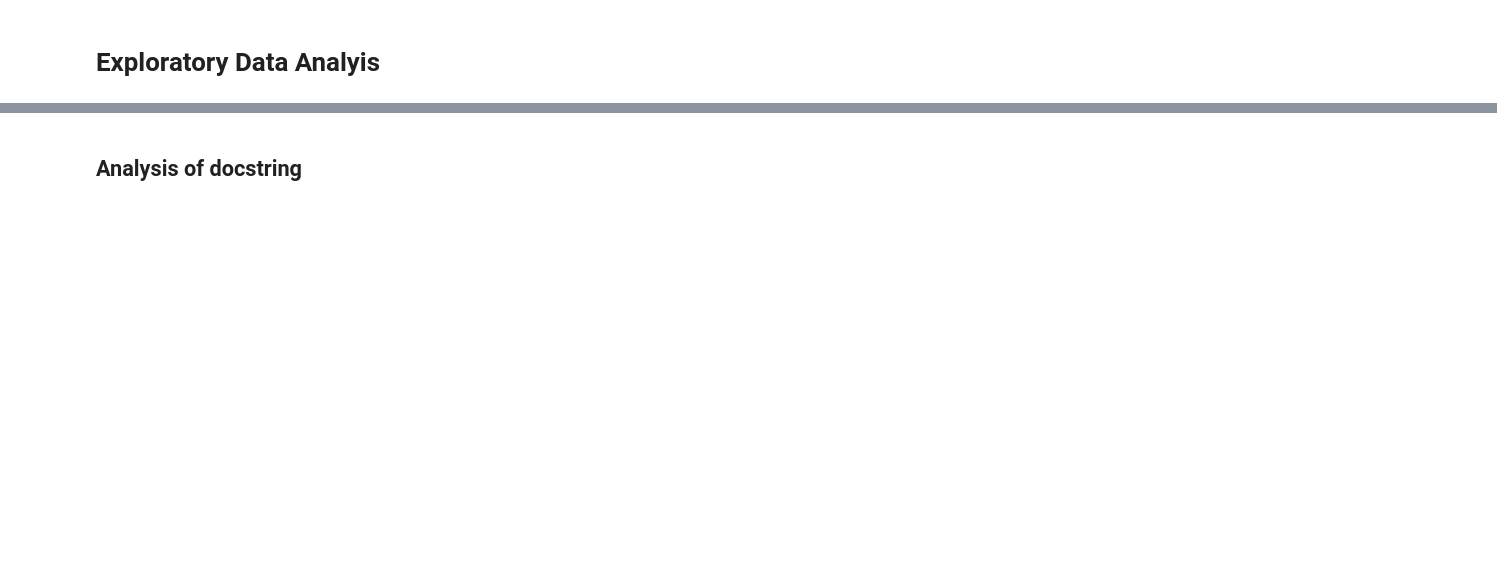
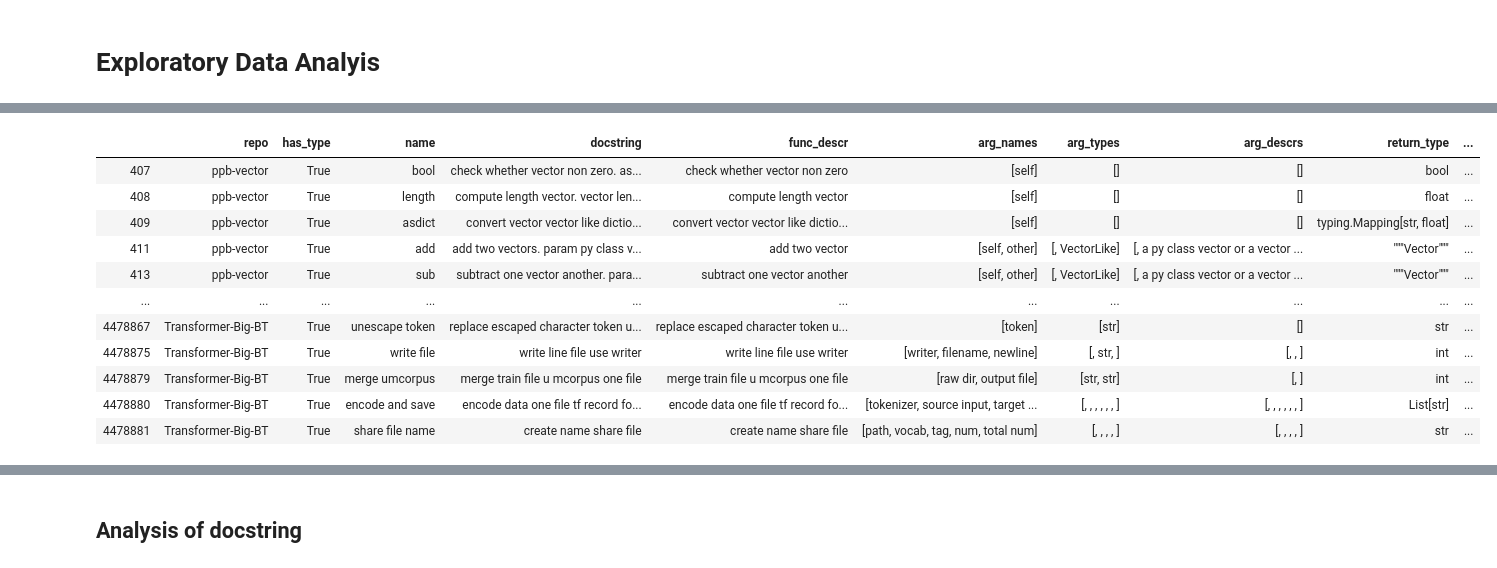
Before and after one commit to casperboone/dltpy, a Jupyter notebook: notebooks/Exploratory Data Analyis.ipynb, the cells around one changed output, grey strips where cells are left out. Saved outputs shown, nothing was run; the diff lists cells and outputs as text; code cells hidden in the pictures; blank space fills up the shorter version.

```diff
--- a/notebooks/Exploratory Data Analyis.ipynb
+++ b/notebooks/Exploratory Data Analyis.ipynb
@@ -73,0 +12,4 @@ df.to_csv("_temp.csv")
+# %%
+# Full DataFrame
+df = pd.read_csv(DATA_FILE)
+df
@@ -73,0 +30,78 @@ df.to_csv("_temp.csv")
+# %%
+df_ = df.copy()
+# %%
+# Drop all function that has no return type
+df = df_
+
+
+def encode_types(df):
+    le = preprocessing.LabelEncoder()
+
+    # All types
+    return_types = df['return_type'].values
+    arg_types = np.hstack(df['arg_types'].values)
+    rt = np.concatenate((return_types, arg_types), axis=0)
+
+    unique, counts = np.unique(rt, return_counts=True)
+    print(f"Found {len(unique)} unique types in a total of {len(rt)} types.")
+
+    # type we are going to keep
+    print("Remapping uncommon types for functions")
+    common_types = [unique[i] for i in np.argsort(counts)[::-1][:999]]
+    df['return_type_t'] = df['return_type'].apply(lambda x: x if x in common_types else 'other')
+    print("Remapping uncommon types for arguments")
+    df['arg_types_t'] = df['arg_types'].apply(lambda x: [i if i in common_types else 'other' for i in x])
+
+    print("Fitting label encoder")
+    # All types transformed
+    return_types = df['return_type_t'].values
+    arg_types = np.hstack(df['arg_types_t'].values)
+    rt = np.concatenate((return_types, arg_types), axis=0)
+    le.fit(rt)
+
+#     print(le.classes_)
+
+    # transform all type
+    print("Transforming return types")
+    df['return_type_enc'] = le.transform(return_types)
+
+    print("Transforming args types")
+    df['arg_types_enc'] = df['arg_types_t'].apply(lambda x : le.transform(x))
+
+    return df
+
+def format_df(df):
+    """Format all array type to real arrays"""
+    df['arg_names'] = df['arg_names'].apply(lambda x: eval(x))
+    df['arg_types'] = df['arg_types'].apply(lambda x: eval(x))
+    df['arg_descrs'] = df['arg_descrs'].apply(lambda x: eval(x))
+    df['return_expr'] = df['return_expr'].apply(lambda x: eval(x))
+
+    return df
+
+print(f"Functions before dropping on return type {len(df)}")
+df = df.dropna(subset=['return_type'])
+print(f"Functions after dropping on return type {len(df)}")
+
+print(f"Functions before dropping nan return type {len(df)}")
+to_drop = np.invert((df['return_type'] == 'nan') | (df['return_type'] == 'None'))
+df = df[to_drop]
+print(f"Functions after dropping nan return type {len(df)}")
+
+print(f"Functions before dropping on empty docstring {len(df)}")
+df = df.dropna(subset=['docstring'])
+print(f"Functions after dropping on empty docstring {len(df)}")
+
+# Format dataframe
+df = format_df(df)
+df = encode_types(df)
+
+print(f"Functions before dropping on empty return expression {len(df)}")
+df = df[df['return_expr'].apply(len) > 0]
+print(f"Functions after dropping on empty return expression {len(df)}")
+
+# Drop all columns useless for the ML algorithms
+df = df.drop(columns=['file', 'author'])
+
+df
+# %% [output]
@@ -73,0 +122,12 @@ df.to_csv("_temp.csv")
+|  | repo | has_type | name | docstring | func_descr | arg_names | arg_types | arg_descrs | return_type | ... |
+| 407 | ppb-vector | True | bool | check whether vector non zero. as... | check whether vector non zero | [self] | [] | [] | bool | ... |
+| 408 | ppb-vector | True | length | compute length vector. vector len... | compute length vector | [self] | [] | [] | float | ... |
+| 409 | ppb-vector | True | asdict | convert vector vector like dictio... | convert vector vector like dictio... | [self] | [] | [] | typing.Mapping[str, float] | ... |
+| 411 | ppb-vector | True | add | add two vectors. param py class v... | add two vector | [self, other] | [, VectorLike] | [, a py class vector or a vector ... | """Vector""" | ... |
+| 413 | ppb-vector | True | sub | subtract one vector another. para... | subtract one vector another | [self, other] | [, VectorLike] | [, a py class vector or a vector ... | """Vector""" | ... |
+| ... | ... | ... | ... | ... | ... | ... | ... | ... | ... | ... |
+| 4478867 | Transformer-Big-BT | True | unescape token | replace escaped character token u... | replace escaped character token u... | [token] | [str] | [] | str | ... |
+| 4478875 | Transformer-Big-BT | True | write file | write line file use writer | write line file use writer | [writer, filename, newline] | [, str, ] | [, , ] | int | ... |
+| 4478879 | Transformer-Big-BT | True | merge umcorpus | merge train file u mcorpus one file | merge train file u mcorpus one file | [raw dir, output file] | [str, str] | [, ] | int | ... |
+| 4478880 | Transformer-Big-BT | True | encode and save | encode data one file tf record fo... | encode data one file tf record fo... | [tokenizer, source input, target ... | [, , , , , , ] | [, , , , , , ] | List[str] | ... |
+| 4478881 | Transformer-Big-BT | True | share file name | create name share file | create name share file | [path, vocab, tag, num, total num] | [, , , , ] | [, , , , ] | str | ... |
```
Also changed, not shown: parts of 22 cells of this notebook, 1 other file.
